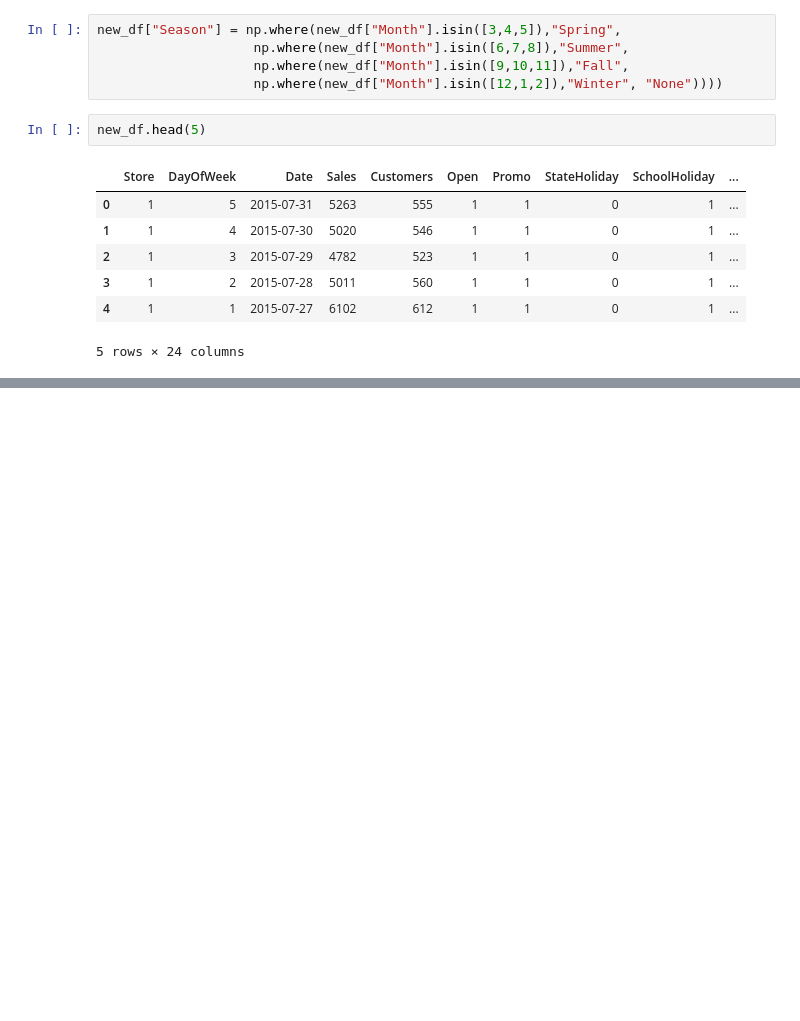
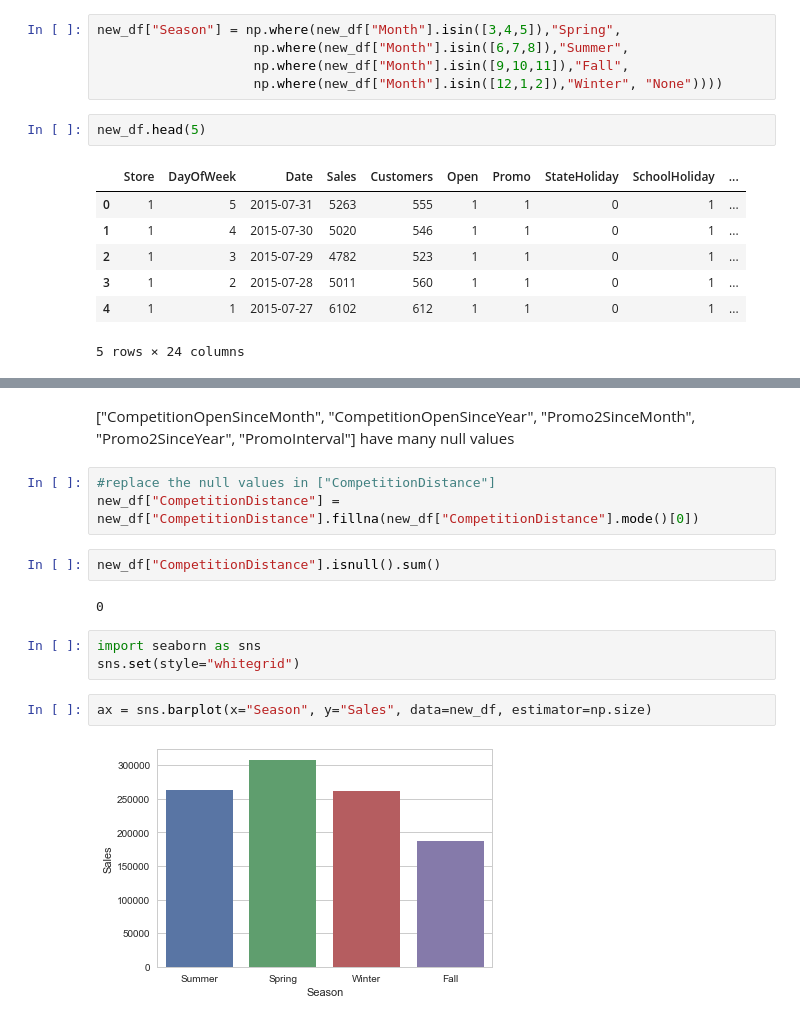
Before and after one commit to aadideshpande/rossmann_store_sales, a Jupyter notebook: Rossmann Store Sales.ipynb, the cells around one changed output, grey strips where cells are left out. Saved outputs shown, nothing was run; the diff lists cells and outputs as text; blank space fills up the shorter version.

```diff
--- a/Rossmann Store Sales.ipynb
+++ b/Rossmann Store Sales.ipynb
@@ -109,0 +165,16 @@ new_df.head(5)
+# %% [markdown]
+["CompetitionOpenSinceMonth", "CompetitionOpenSinceYear", "Promo2SinceMonth", "Promo2SinceYear", "PromoInterval"] have many null values
+# %%
+#replace the null values in ["CompetitionDistance"]
+new_df["CompetitionDistance"] = new_df["CompetitionDistance"].fillna(new_df["CompetitionDistance"].mode()[0])
+# %%
+new_df["CompetitionDistance"].isnull().sum()
+# %% [output]
+0
+# %%
+import seaborn as sns
+sns.set(style="whitegrid")
+# %%
+ax = sns.barplot(x="Season", y="Sales", data=new_df, estimator=np.size)
+# %% [output]
+[figure, added]
```
Also changed, not shown: parts of 26 cells of this notebook.
